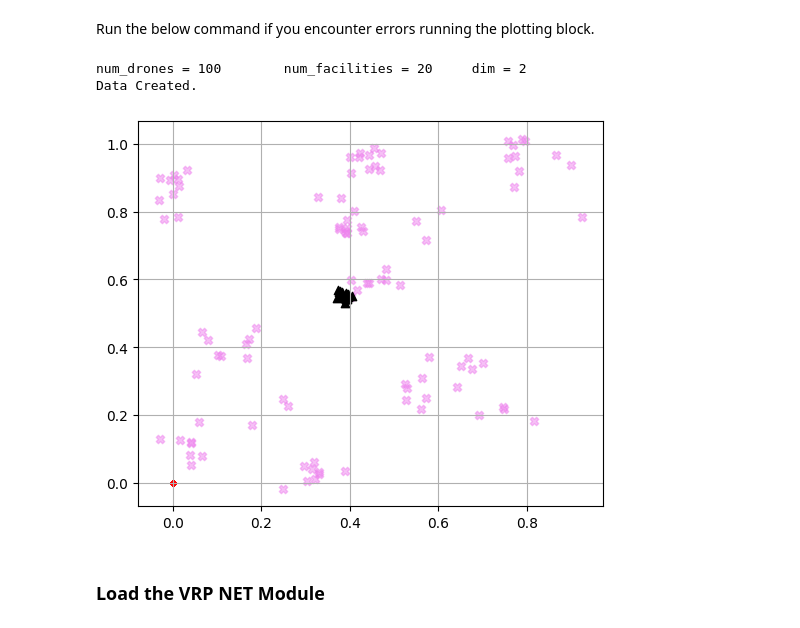
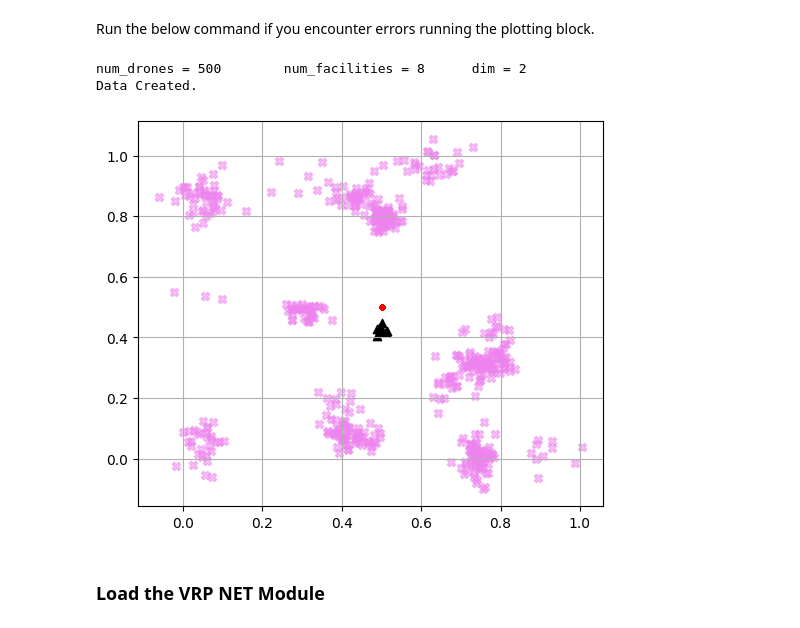
Before and after one commit to salar96/LearningFLPO, a Jupyter notebook: main.ipynb, the cells around one changed output. Saved outputs shown, nothing was run; the diff lists cells and outputs as text; code cells hidden in the pictures.

```diff
--- a/main.ipynb
+++ b/main.ipynb
@@ -31,27 +31,27 @@ Run the below command if you encounter errors running the plotting block.
 # !pip install nbformat --upgrade
 # %%
 # UAV FLPO MetaData
-num_drones = 100
-n_drone_clusters = 20
+num_drones = 500
+n_drone_clusters = 15
 drone_cluster_split = np.random.uniform(0.0, 1.0, n_drone_clusters)
 drone_cluster_split = drone_cluster_split / np.sum(drone_cluster_split)
-num_facilities = 20
+num_facilities = 8
 dim_ = 2
 print(f"num_drones = {num_drones}\tnum_facilities = {num_facilities}\tdim = {dim_}")
 
 START_locs, F_base, END_locs = generate_dataset(
     num_drones, n_drone_clusters, drone_cluster_split, num_facilities, dim_,
     device, drone_cluster_std_range=[0.02, 0.05], F_noise_std=0.01,
 )
 np_flpo_filename = 'numpy_FLPO_data/numpy_FLPO_data'
 torchFLPO_2_numpyFLPO(START_locs, END_locs, F_base, np_flpo_filename, scale=1.0)
 
 plot_UAV_FLPO(START_locs, END_locs, F_base)
 plot_UAV_FLPO_3D(START_locs, END_locs, F_base)
 # %% [output]
-num_drones = 100        num_facilities = 20     dim = 2
+num_drones = 500        num_facilities = 8      dim = 2
 Data Created.
-[figure, old version]
+[figure, new version]
 # %% [markdown]
 ### Load the VRP NET Module
 # %%
```
Also changed, not shown: parts of 12 cells of this notebook, 1 other file.
